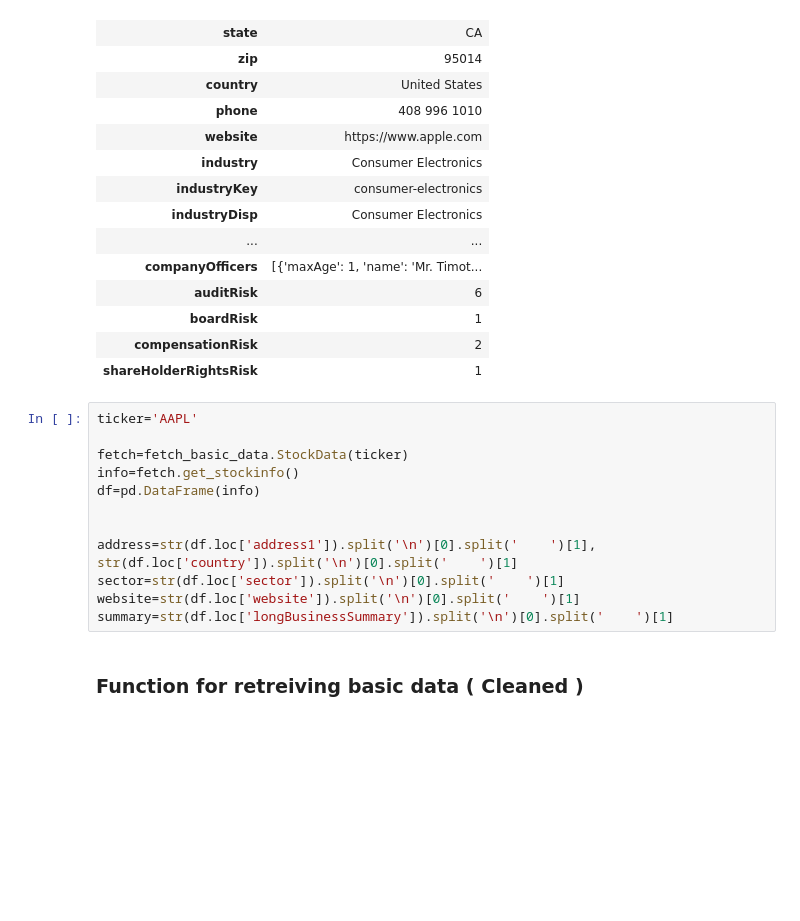
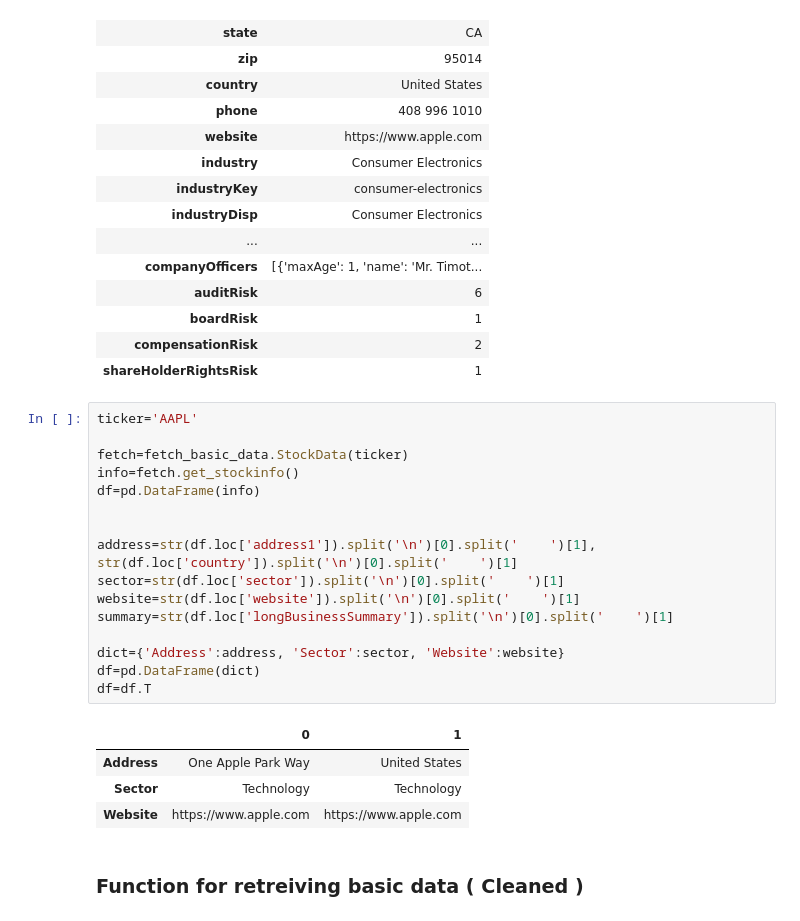
Before and after one commit to markhen2/Stock-review-app, a Jupyter notebook: GUI Template/test_script.ipynb, the cells around one changed output. Cells and saved outputs as stored; diff of their text form; blank space fills up the shorter version.

```diff
--- a/GUI Template/test_script.ipynb
+++ b/GUI Template/test_script.ipynb
@@ -25,15 +25,24 @@ df
 # %%
 ticker='AAPL'
 
 fetch=fetch_basic_data.StockData(ticker)
 info=fetch.get_stockinfo()
 df=pd.DataFrame(info)
 
 
 address=str(df.loc['address1']).split('\n')[0].split('    ')[1], str(df.loc['country']).split('\n')[0].split('    ')[1]
 sector=str(df.loc['sector']).split('\n')[0].split('    ')[1]
 website=str(df.loc['website']).split('\n')[0].split('    ')[1]
 summary=str(df.loc['longBusinessSummary']).split('\n')[0].split('    ')[1]
+
+dict={'Address':address, 'Sector':sector, 'Website':website}
+df=pd.DataFrame(dict)
+df=df.T
+# %% [output]
+|  | 0 | 1 |
+| Address | One Apple Park Way | United States |
+| Sector | Technology | Technology |
+| Website | https://www.apple.com | https://www.apple.com |
 # %% [markdown]
 ### Function for retreiving basic data ( Cleaned )
 # %%
```
Also changed, not shown: 1 other file.
